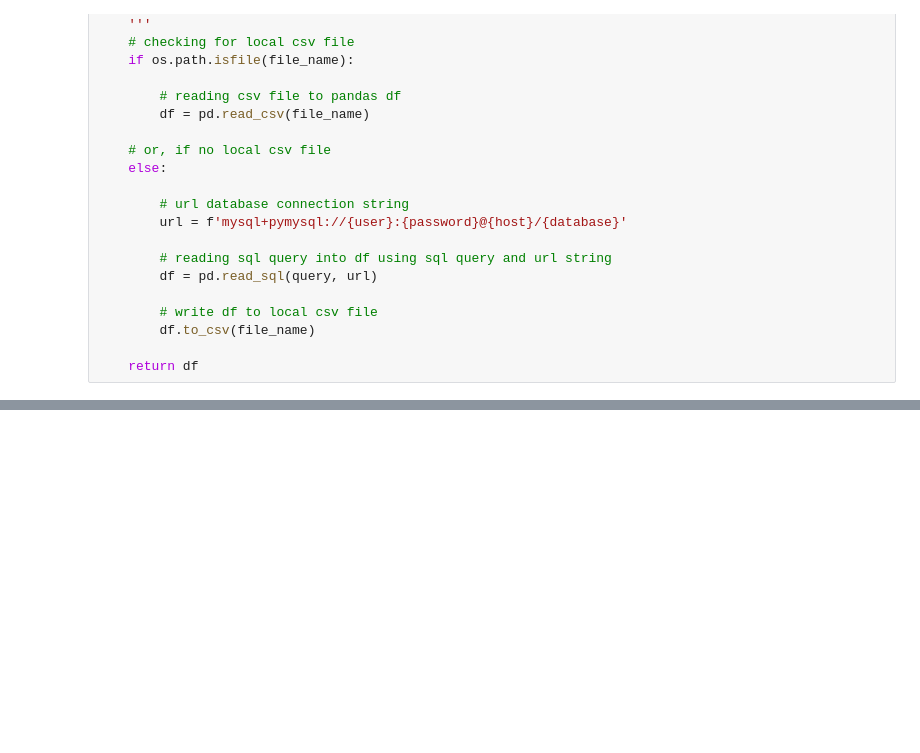
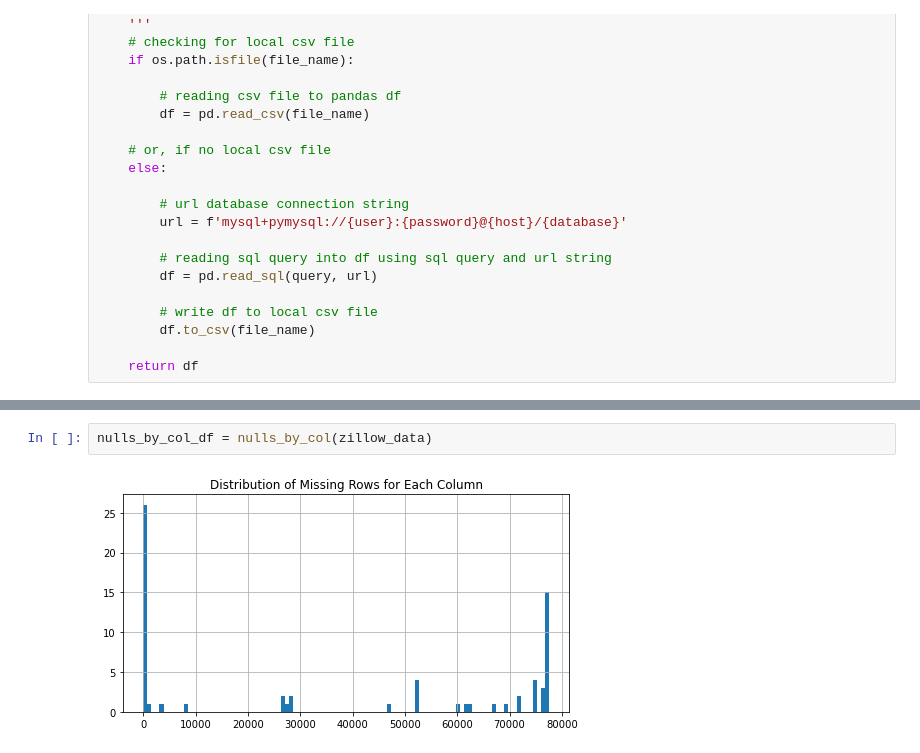
Before and after one commit to Jonessn22/clustering-exercises, a Jupyter notebook: 01b_wrangle_exercises.ipynb, the cells around one changed output, grey strips where cells are left out. Saved outputs shown, nothing was run; the diff lists cells and outputs as text; blank space fills up the shorter version.

```diff
--- a/01b_wrangle_exercises.ipynb
+++ b/01b_wrangle_exercises.ipynb
@@ -491,0 +350,4 @@ _____________________________________________
+# %%
+nulls_by_col_df = nulls_by_col(zillow_data)
+# %% [output]
+[figure, added]
```
Also changed, not shown: parts of 93 cells of this notebook, 1 other file.
